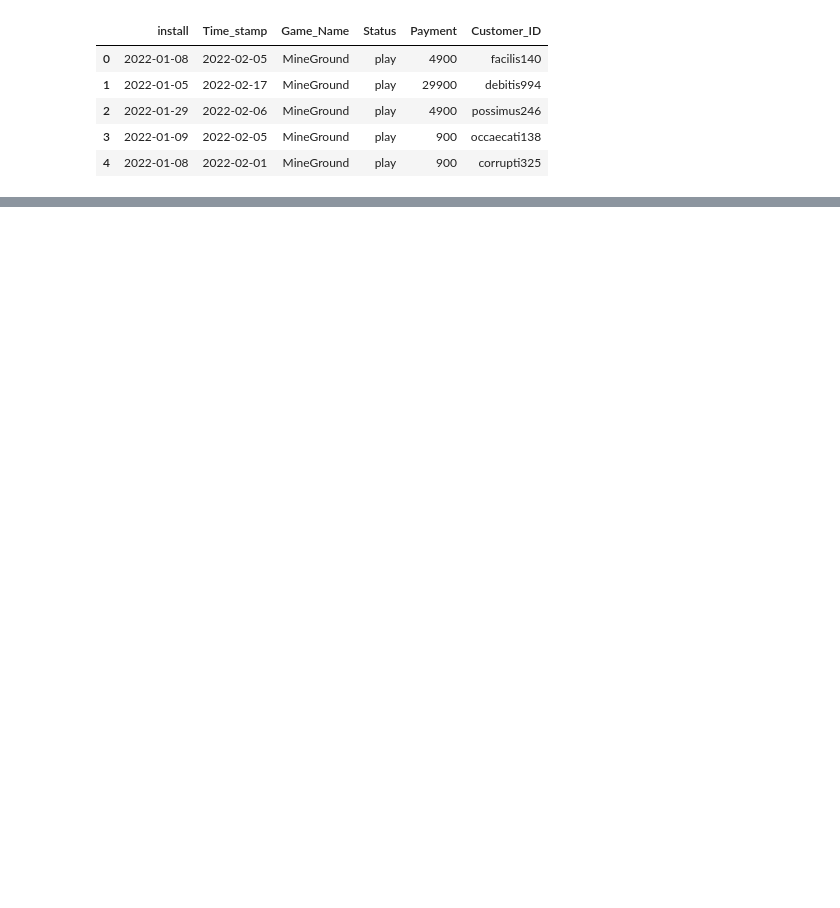
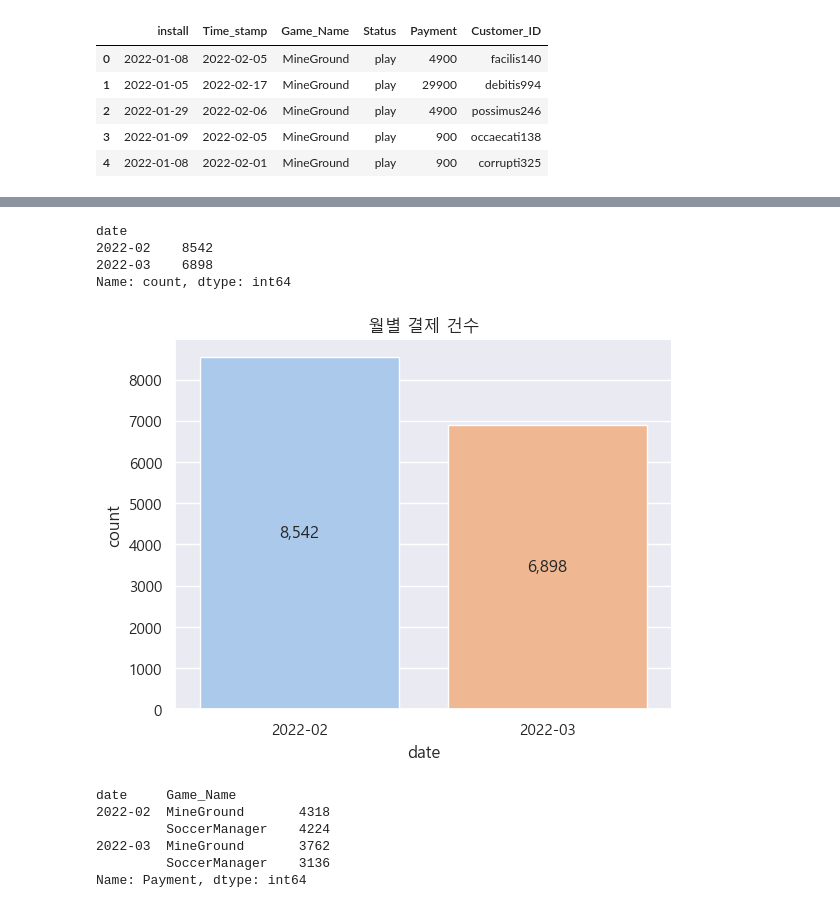
Before and after one commit to leejaesang6098/aiffel_study, a Jupyter notebook: 0822_node/EDA.ipynb, the cells around one changed output, grey strips where cells are left out. Cells and saved outputs as stored; diff of their text form; code cells hidden in the pictures; blank space fills up the shorter version.

```diff
--- a/0822_node/EDA.ipynb
+++ b/0822_node/EDA.ipynb
@@ -22,0 +85,26 @@ sales_data.head()
+# %%
+temp_data = sales_data[sales_data['Payment'] != 0]
+temp_data['date'].value_counts()
+# %% [output]
+date
+2022-02    8542
+2022-03    6898
+Name: count, dtype: int64
+# %%
+ax = sns.countplot(data=temp_data, x='date')
+containers = ax.containers[0]
+ax.bar_label(containers, labels=[f'{x:,.0f}' for x in containers.datavalues], label_type='center')
+plt.title('월별 결제 건수')
+plt.show()
+# %% [output]
+[figure, added]
+# %%
+grouped = temp_data['Payment'].groupby([temp_data['date'], temp_data['Game_Name']]).count()
+grouped
+# %% [output]
+date     Game_Name
+2022-02  MineGround       4318
+         SoccerManager    4224
+2022-03  MineGround       3762
+         SoccerManager    3136
+Name: Payment, dtype: int64
```
Also changed, not shown: parts of 25 cells of this notebook.
